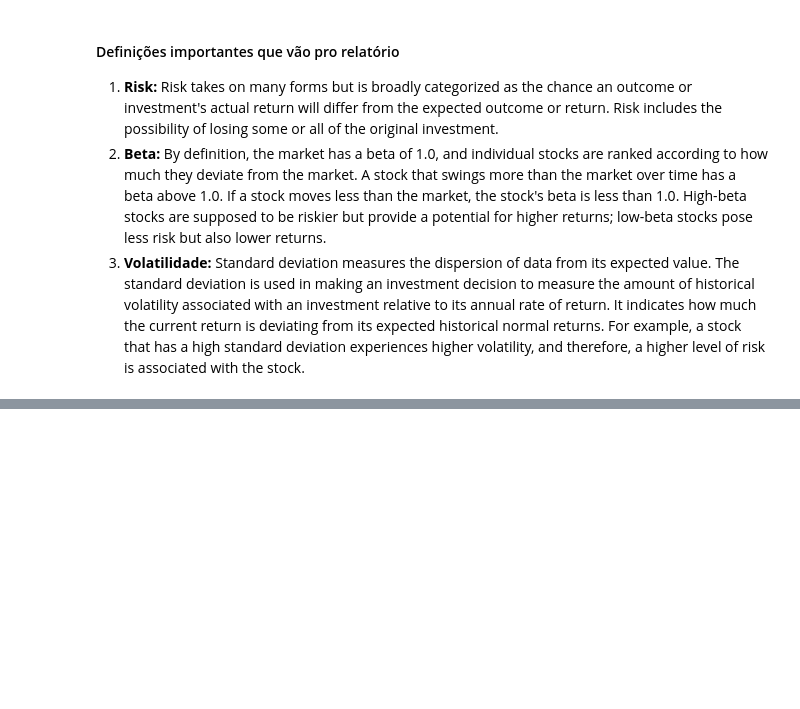
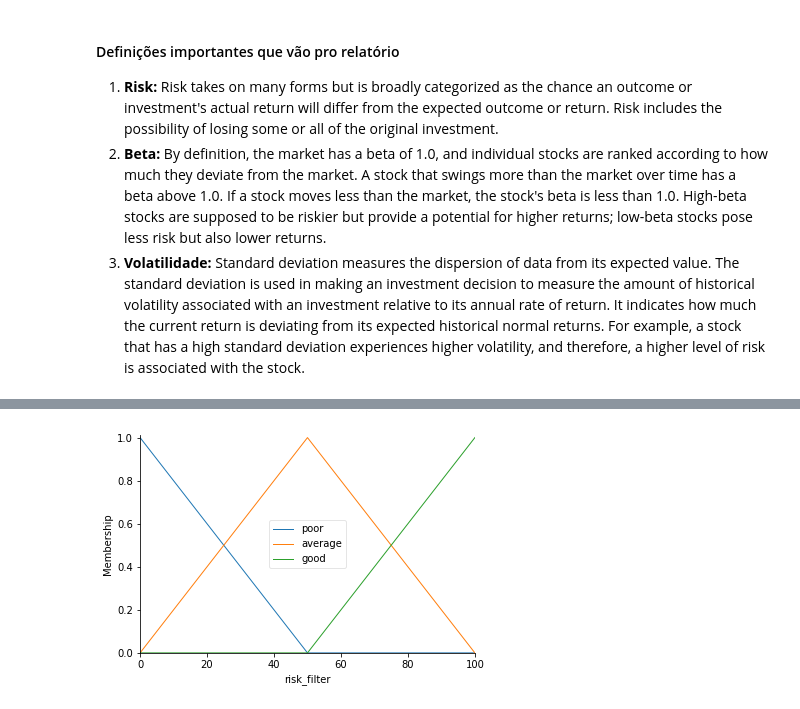
Before and after one commit to luizcartolano2/mc906, a Jupyter notebook: projeto3/fuzzy.ipynb, the cells around one changed output, grey strips where cells are left out. Saved outputs shown, nothing was run; the diff lists cells and outputs as text; code cells hidden in the pictures; blank space fills up the shorter version.

```diff
--- a/projeto3/fuzzy.ipynb
+++ b/projeto3/fuzzy.ipynb
@@ -29,0 +47,6 @@ import matplotlib.pyplot as plt
+# %%
+risk_filter = ctrl.Antecedent(np.arange(0,101,1), 'risk_filter')
+risk_filter.automf(3)
+risk_filter.view()
+# %% [output]
+[figure, added]
```
Also changed, not shown: parts of 24 cells of this notebook.
